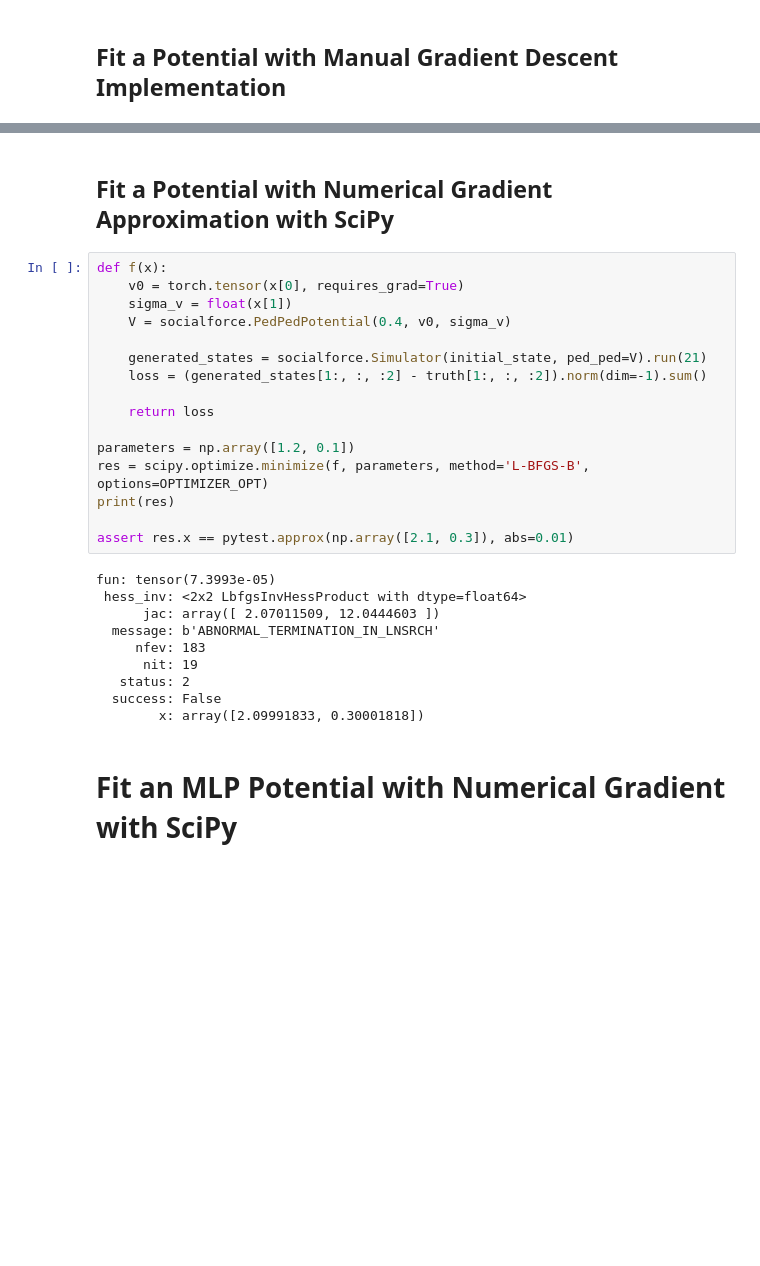
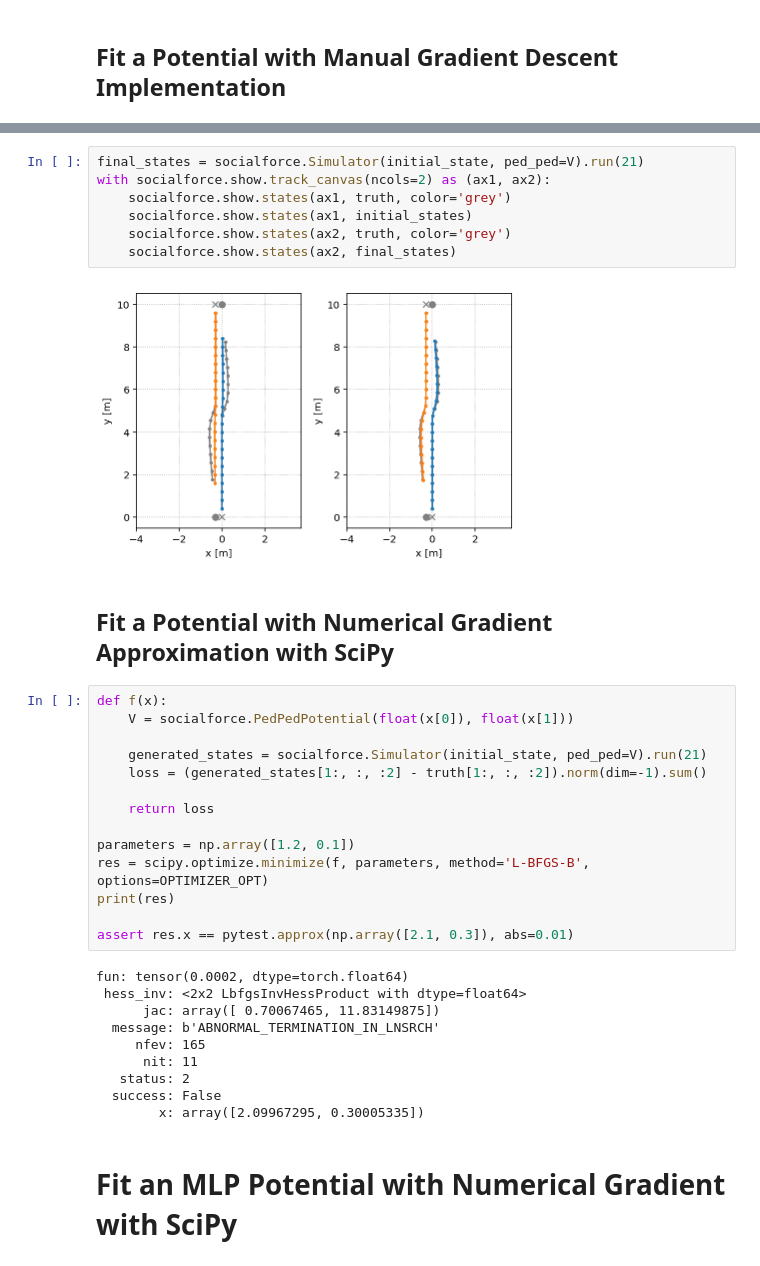
Before and after one commit to svenkreiss/socialforce, a Jupyter notebook: docs/FitPedPed.ipynb, the cells around one changed output, grey strips where cells are left out. Drawn from its saved outputs; the diff is of its cells as text; blank space fills up the shorter version.

```diff
--- a/docs/FitPedPed.ipynb
+++ b/docs/FitPedPed.ipynb
@@ -115,10 +128,17 @@ sigma tensor(0.3094, requires_grad=True) tensor(-1.0570)
+# %%
+final_states = socialforce.Simulator(initial_state, ped_ped=V).run(21)
+with socialforce.show.track_canvas(ncols=2) as (ax1, ax2):
+    socialforce.show.states(ax1, truth, color='grey')
+    socialforce.show.states(ax1, initial_states)
+    socialforce.show.states(ax2, truth, color='grey')
+    socialforce.show.states(ax2, final_states)
+# %% [output]
+[figure, added]
 # %% [markdown]
 ## Fit a Potential with Numerical Gradient Approximation with SciPy
 # %%
 def f(x):
-    v0 = torch.tensor(x[0], requires_grad=True)
-    sigma_v = float(x[1])
-    V = socialforce.PedPedPotential(0.4, v0, sigma_v)
+    V = socialforce.PedPedPotential(float(x[0]), float(x[1]))
 
     generated_states = socialforce.Simulator(initial_state, ped_ped=V).run(21)
     loss = (generated_states[1:, :, :2] - truth[1:, :, :2]).norm(dim=-1).sum()
@@ -131,15 +151,15 @@ print(res)
 
 assert res.x == pytest.approx(np.array([2.1, 0.3]), abs=0.01)
 # %% [output]
-fun: tensor(7.3993e-05)
+fun: tensor(0.0002, dtype=torch.float64)
  hess_inv: <2x2 LbfgsInvHessProduct with dtype=float64>
-      jac: array([ 2.07011509, 12.0444603 ])
+      jac: array([ 0.70067465, 11.83149875])
   message: b'ABNORMAL_TERMINATION_IN_LNSRCH'
-     nfev: 183
-      nit: 19
+     nfev: 165
+      nit: 11
    status: 2
   success: False
-        x: array([2.09991833, 0.30001818])
+        x: array([2.09967295, 0.30005335])
 # %% [markdown]
 # Fit an MLP Potential with Numerical Gradient with SciPy
 # %%
```
Also changed, not shown: parts of 9 cells of this notebook, 7 other files.
